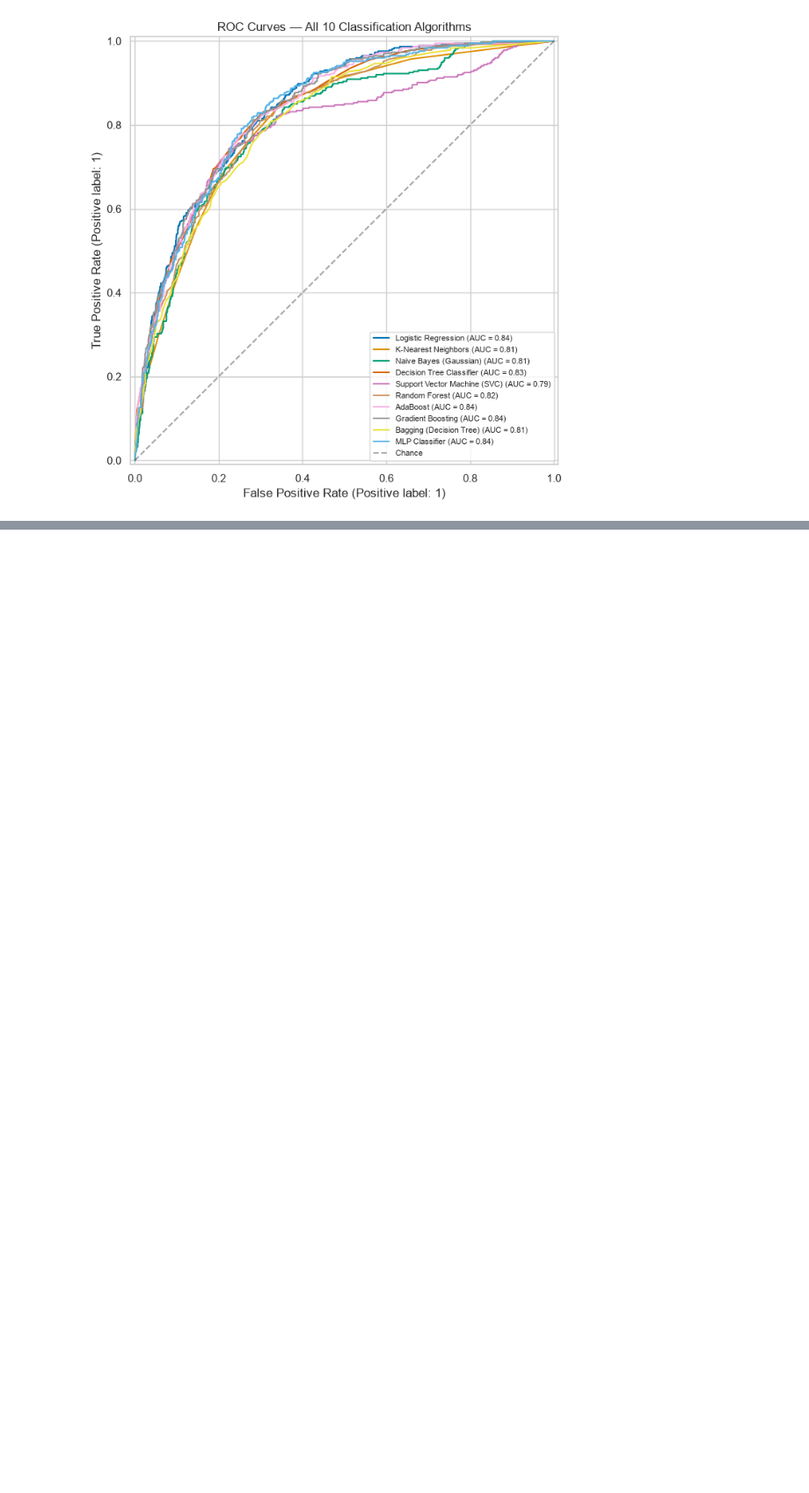
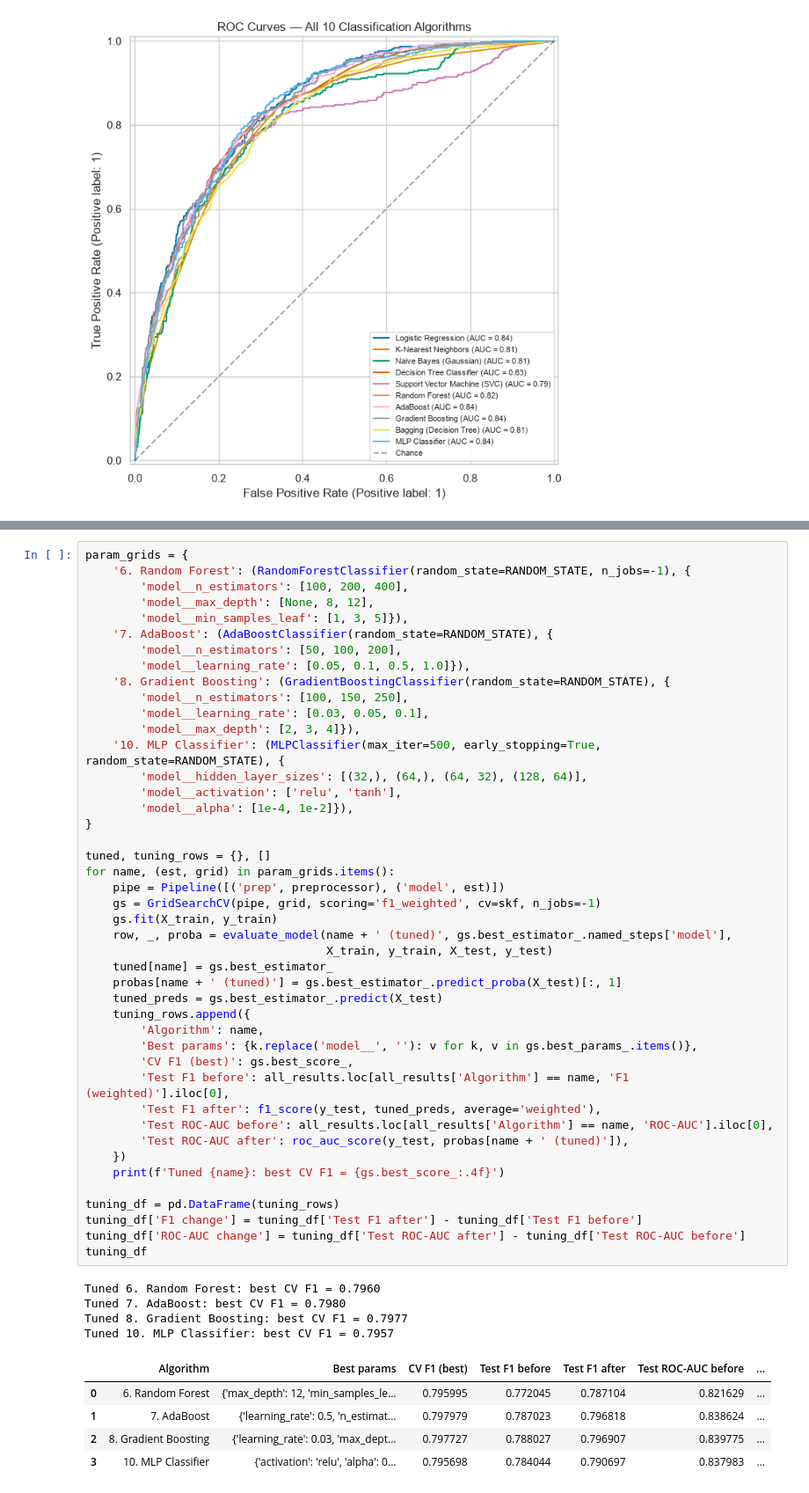
Before and after one commit to ManashaYoges/Team13_ML, a Jupyter notebook: notebooks/classification_part2.ipynb, the cells around one changed output, grey strips where cells are left out. Shown at 88% size. Drawn from its saved outputs; the diff is of its cells as text; blank space fills up the shorter version.

```diff
--- a/notebooks/classification_part2.ipynb
+++ b/notebooks/classification_part2.ipynb
@@ -281,0 +320,54 @@ plt.show()
+# %%
+param_grids = {
+    '6. Random Forest': (RandomForestClassifier(random_state=RANDOM_STATE, n_jobs=-1), {
+        'model__n_estimators': [100, 200, 400],
+        'model__max_depth': [None, 8, 12],
+        'model__min_samples_leaf': [1, 3, 5]}),
+    '7. AdaBoost': (AdaBoostClassifier(random_state=RANDOM_STATE), {
+        'model__n_estimators': [50, 100, 200],
+        'model__learning_rate': [0.05, 0.1, 0.5, 1.0]}),
+    '8. Gradient Boosting': (GradientBoostingClassifier(random_state=RANDOM_STATE), {
+        'model__n_estimators': [100, 150, 250],
+        'model__learning_rate': [0.03, 0.05, 0.1],
+        'model__max_depth': [2, 3, 4]}),
+    '10. MLP Classifier': (MLPClassifier(max_iter=500, early_stopping=True, random_state=RANDOM_STATE), {
+        'model__hidden_layer_sizes': [(32,), (64,), (64, 32), (128, 64)],
+        'model__activation': ['relu', 'tanh'],
+        'model__alpha': [1e-4, 1e-2]}),
+}
+
+tuned, tuning_rows = {}, []
+for name, (est, grid) in param_grids.items():
+    pipe = Pipeline([('prep', preprocessor), ('model', est)])
+    gs = GridSearchCV(pipe, grid, scoring='f1_weighted', cv=skf, n_jobs=-1)
+    gs.fit(X_train, y_train)
+    row, _, proba = evaluate_model(name + ' (tuned)', gs.best_estimator_.named_steps['model'],
+                                   X_train, y_train, X_test, y_test)
+    tuned[name] = gs.best_estimator_
+    probas[name + ' (tuned)'] = gs.best_estimator_.predict_proba(X_test)[:, 1]
+    tuned_preds = gs.best_estimator_.predict(X_test)
+    tuning_rows.append({
+        'Algorithm': name,
+        'Best params': {k.replace('model__', ''): v for k, v in gs.best_params_.items()},
+        'CV F1 (best)': gs.best_score_,
+        'Test F1 before': all_results.loc[all_results['Algorithm'] == name, 'F1 (weighted)'].iloc[0],
+        'Test F1 after': f1_score(y_test, tuned_preds, average='weighted'),
+        'Test ROC-AUC before': all_results.loc[all_results['Algorithm'] == name, 'ROC-AUC'].iloc[0],
+        'Test ROC-AUC after': roc_auc_score(y_test, probas[name + ' (tuned)']),
+    })
+    print(f'Tuned {name}: best CV F1 = {gs.best_score_:.4f}')
+
+tuning_df = pd.DataFrame(tuning_rows)
+tuning_df['F1 change'] = tuning_df['Test F1 after'] - tuning_df['Test F1 before']
+tuning_df['ROC-AUC change'] = tuning_df['Test ROC-AUC after'] - tuning_df['Test ROC-AUC before']
+tuning_df
+# %% [output]
+Tuned 6. Random Forest: best CV F1 = 0.7960
+Tuned 7. AdaBoost: best CV F1 = 0.7980
+Tuned 8. Gradient Boosting: best CV F1 = 0.7977
+Tuned 10. MLP Classifier: best CV F1 = 0.7957
+|  | Algorithm | Best params | CV F1 (best) | Test F1 before | Test F1 after | Test ROC-AUC before | ... |
+| 0 | 6. Random Forest | {'max_depth': 12, 'min_samples_le... | 0.795995 | 0.772045 | 0.787104 | 0.821629 | ... |
+| 1 | 7. AdaBoost | {'learning_rate': 0.5, 'n_estimat... | 0.797979 | 0.787023 | 0.796818 | 0.838624 | ... |
+| 2 | 8. Gradient Boosting | {'learning_rate': 0.03, 'max_dept... | 0.797727 | 0.788027 | 0.796907 | 0.839775 | ... |
+| 3 | 10. MLP Classifier | {'activation': 'relu', 'alpha': 0... | 0.795698 | 0.784044 | 0.790697 | 0.837983 | ... |
```
Also changed, not shown: parts of 10 cells of this notebook.
